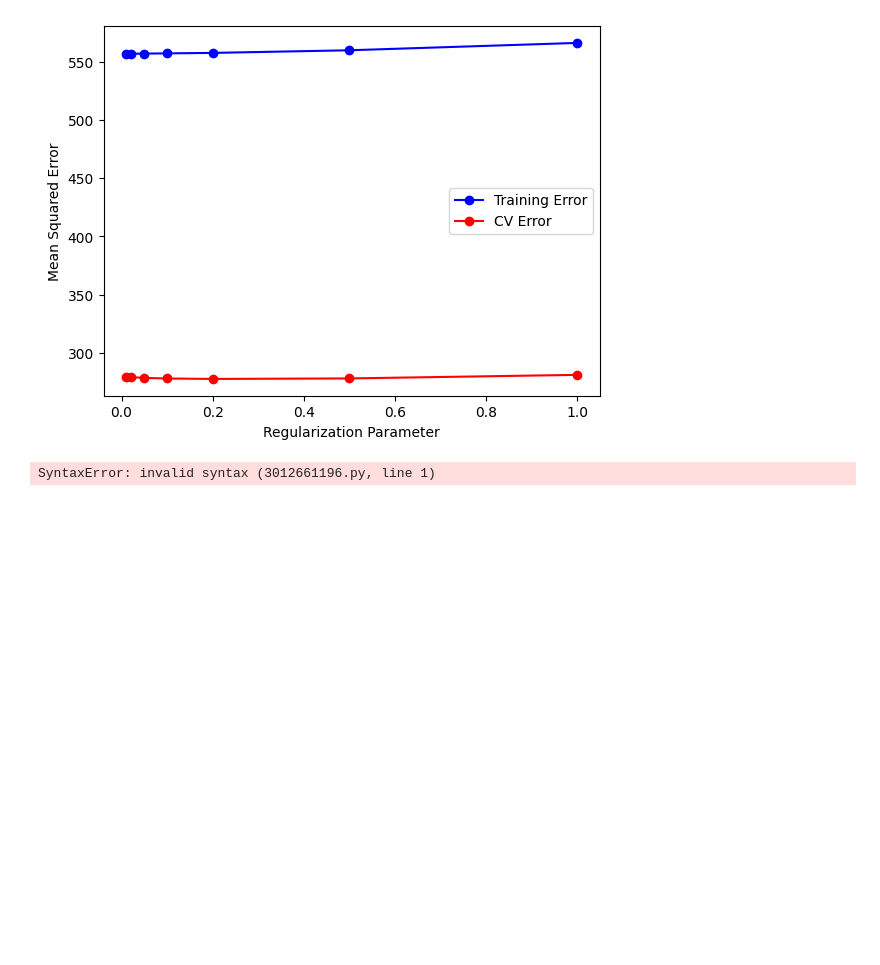
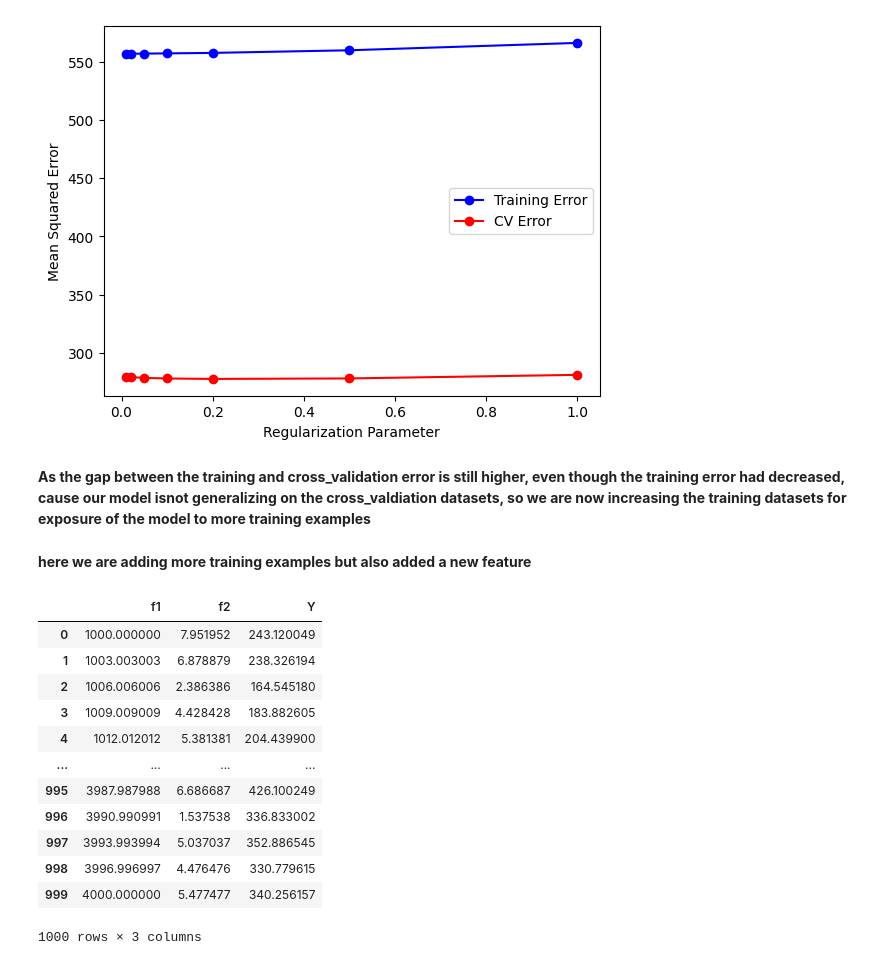
Before and after one commit to AsokTamang/bias_variance_tradeoff, a Jupyter notebook: Untitled.ipynb, the cells around one changed output. Saved outputs shown, nothing was run; the diff lists cells and outputs as text; code cells hidden in the pictures; blank space fills up the shorter version.

Commit message:
added more training examples

```diff
--- a/Untitled.ipynb
+++ b/Untitled.ipynb
@@ -65,7 +65,24 @@ reg_params = [0.01, 0.02, 0.05, 0.1, 0.2, 0.5, 1]
 plot_regularized_error(reg_params,degree,X_train,X_cv,Y_train,Y_cv)
 # %% [output]
 [figure]
-# %%
-**As the gap between the training and cross_validation error is still higher, even though the training error had decreased, cause our model isnot generalizing on the cross_valdiation datasets, so we are now increasing the training datasets for exposure of the model to more training examples**
-# %% [output]
-SyntaxError: invalid syntax (3012661196.py, line 1)
+# %% [markdown]
+**As the gap between the training and cross_validation error is still higher, even though the training error had decreased, cause our model isnot generalizing on the cross_valdiation datasets, so we are now increasing the training datasets for exposure of the model to more training examples**
+# %% [markdown]
+**here we are adding more training examples but also added a new feature**
+# %%
+df = pd.read_csv('data/bias_var.csv',header=None,names=['f1','f2','Y'])
+df
+# %% [output]
+|  | f1 | f2 | Y |
+| 0 | 1000.000000 | 7.951952 | 243.120049 |
+| 1 | 1003.003003 | 6.878879 | 238.326194 |
+| 2 | 1006.006006 | 2.386386 | 164.545180 |
+| 3 | 1009.009009 | 4.428428 | 183.882605 |
+| 4 | 1012.012012 | 5.381381 | 204.439900 |
+| ... | ... | ... | ... |
+| 995 | 3987.987988 | 6.686687 | 426.100249 |
+| 996 | 3990.990991 | 1.537538 | 336.833002 |
+| 997 | 3993.993994 | 5.037037 | 352.886545 |
+| 998 | 3996.996997 | 4.476476 | 330.779615 |
+| 999 | 4000.000000 | 5.477477 | 340.256157 |
+1000 rows × 3 columns
```
Also changed, not shown: parts of 2 cells of this notebook.
